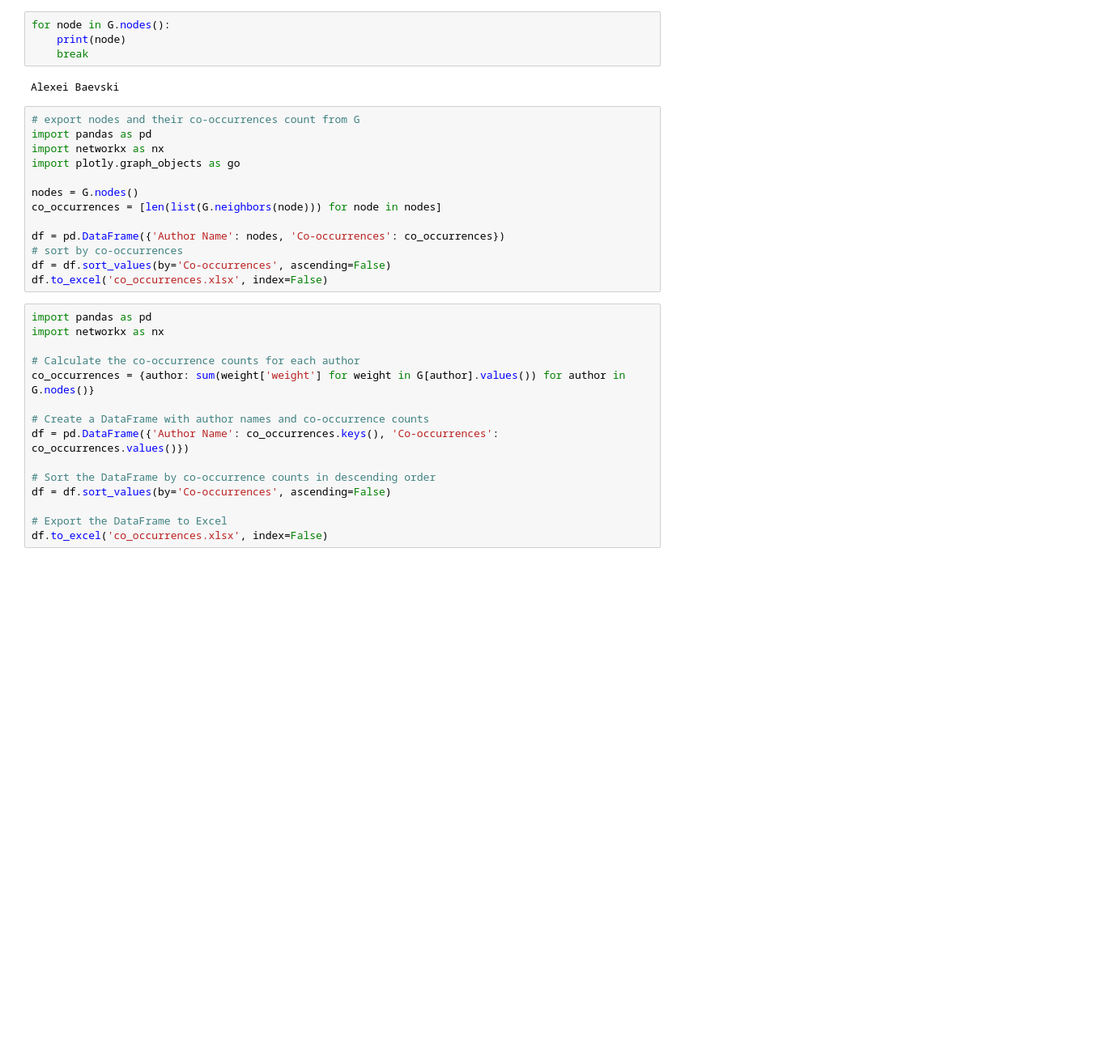
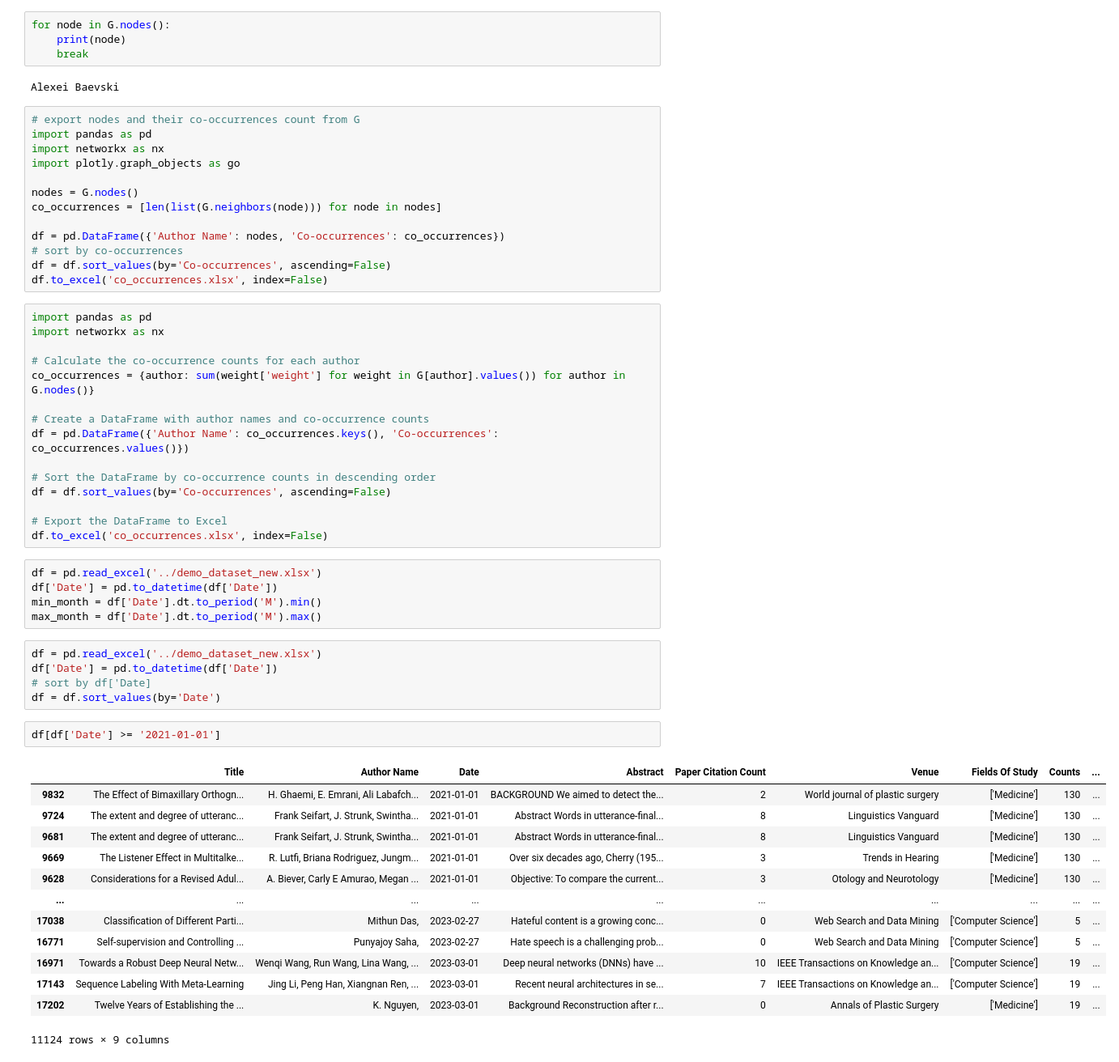
Before and after one commit to linyueqian/RTVis, a Jupyter notebook: network/vis.ipynb, the cells around one changed output. Shown at 81% size. Drawn from its saved outputs; the diff is of its cells as text; blank space fills up the shorter version.

```diff
--- a/network/vis.ipynb
+++ b/network/vis.ipynb
@@ -509,3 +529,29 @@ df = df.sort_values(by='Co-occurrences', ascending=False)
 
 # Export the DataFrame to Excel
 df.to_excel('co_occurrences.xlsx', index=False)
+# %%
+df = pd.read_excel('../demo_dataset_new.xlsx')
+df['Date'] = pd.to_datetime(df['Date'])
+min_month = df['Date'].dt.to_period('M').min()
+max_month = df['Date'].dt.to_period('M').max()
+# %%
+df = pd.read_excel('../demo_dataset_new.xlsx')
+df['Date'] = pd.to_datetime(df['Date'])
+# sort by df['Date]
+df = df.sort_values(by='Date')
+# %%
+df[df['Date'] >= '2021-01-01']
+# %% [output]
+|  | Title | Author Name | Date | Abstract | Paper Citation Count | Venue | Fields Of Study | Counts | ... |
+| 9832 | The Effect of Bimaxillary Orthogn... | H. Ghaemi, E. Emrani, Ali Labafch... | 2021-01-01 | BACKGROUND We aimed to detect the... | 2 | World journal of plastic surgery | ['Medicine'] | 130 | ... |
+| 9724 | The extent and degree of utteranc... | Frank Seifart, J. Strunk, Swintha... | 2021-01-01 | Abstract Words in utterance-final... | 8 | Linguistics Vanguard | ['Medicine'] | 130 | ... |
+| 9681 | The extent and degree of utteranc... | Frank Seifart, J. Strunk, Swintha... | 2021-01-01 | Abstract Words in utterance-final... | 8 | Linguistics Vanguard | ['Medicine'] | 130 | ... |
+| 9669 | The Listener Effect in Multitalke... | R. Lutfi, Briana Rodriguez, Jungm... | 2021-01-01 | Over six decades ago, Cherry (195... | 3 | Trends in Hearing | ['Medicine'] | 130 | ... |
+| 9628 | Considerations for a Revised Adul... | A. Biever, Carly E Amurao, Megan ... | 2021-01-01 | Objective: To compare the current... | 3 | Otology and Neurotology | ['Medicine'] | 130 | ... |
+| ... | ... | ... | ... | ... | ... | ... | ... | ... | ... |
+| 17038 | Classification of Different Parti... | Mithun Das, | 2023-02-27 | Hateful content is a growing conc... | 0 | Web Search and Data Mining | ['Computer Science'] | 5 | ... |
+| 16771 | Self-supervision and Controlling ... | Punyajoy Saha, | 2023-02-27 | Hate speech is a challenging prob... | 0 | Web Search and Data Mining | ['Computer Science'] | 5 | ... |
+| 16971 | Towards a Robust Deep Neural Netw... | Wenqi Wang, Run Wang, Lina Wang, ... | 2023-03-01 | Deep neural networks (DNNs) have ... | 10 | IEEE Transactions on Knowledge an... | ['Computer Science'] | 19 | ... |
+| 17143 | Sequence Labeling With Meta-Learning | Jing Li, Peng Han, Xiangnan Ren, ... | 2023-03-01 | Recent neural architectures in se... | 7 | IEEE Transactions on Knowledge an... | ['Computer Science'] | 19 | ... |
+| 17202 | Twelve Years of Establishing the ... | K. Nguyen, | 2023-03-01 | Background Reconstruction after r... | 0 | Annals of Plastic Surgery | ['Medicine'] | 19 | ... |
+11124 rows × 9 columns
```
Also changed, not shown: parts of 3 cells of this notebook, 2 other files.
